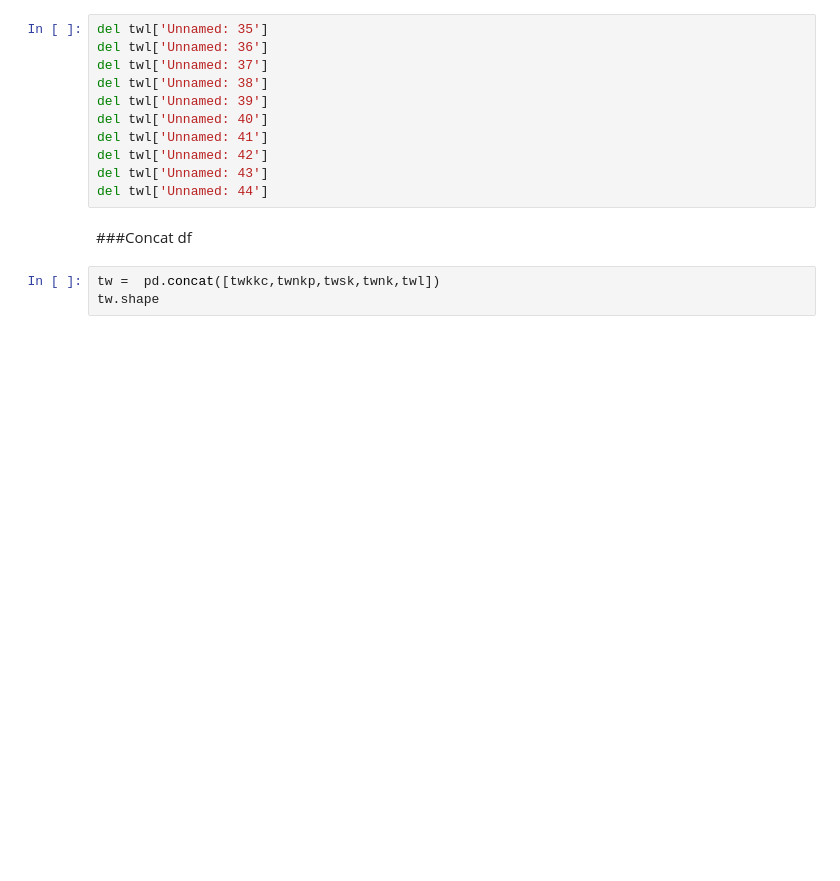
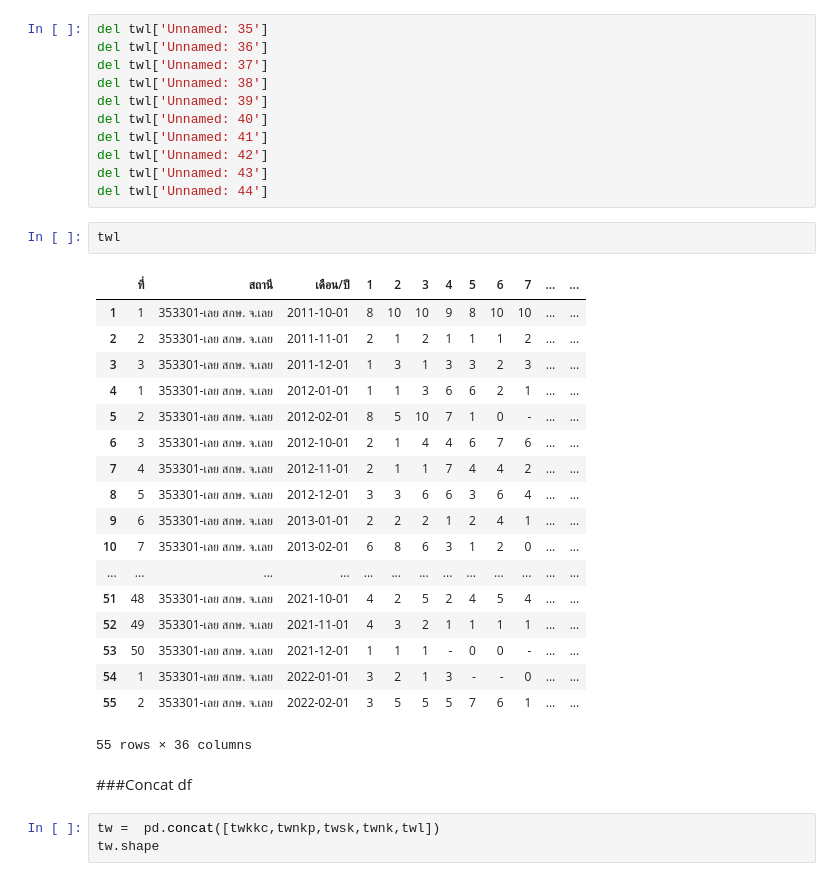
Before and after one commit to Nattakonjpg/bsc_dpbm22, a Jupyter notebook: [data3]_กรมอุตุ_.ipynb, the cells around one changed output. Cells and saved outputs as stored; diff of their text form; blank space fills up the shorter version.

```diff
--- a/[data3]_กรมอุตุ_.ipynb
+++ b/[data3]_กรมอุตุ_.ipynb
@@ -536,6 +547,27 @@ del twl['Unnamed: 41']
 del twl['Unnamed: 42']
 del twl['Unnamed: 43']
 del twl['Unnamed: 44']
+# %%
+twl
+# %% [output]
+|  | ที่ | สถานี | เดือน/ปี | 1 | 2 | 3 | 4 | 5 | 6 | 7 | ... | ... |
+| 1 | 1 | 353301-เลย สกษ. จ.เลย | 2011-10-01 | 8 | 10 | 10 | 9 | 8 | 10 | 10 | ... | ... |
+| 2 | 2 | 353301-เลย สกษ. จ.เลย | 2011-11-01 | 2 | 1 | 2 | 1 | 1 | 1 | 2 | ... | ... |
+| 3 | 3 | 353301-เลย สกษ. จ.เลย | 2011-12-01 | 1 | 3 | 1 | 3 | 3 | 2 | 3 | ... | ... |
+| 4 | 1 | 353301-เลย สกษ. จ.เลย | 2012-01-01 | 1 | 1 | 3 | 6 | 6 | 2 | 1 | ... | ... |
+| 5 | 2 | 353301-เลย สกษ. จ.เลย | 2012-02-01 | 8 | 5 | 10 | 7 | 1 | 0 | - | ... | ... |
+| 6 | 3 | 353301-เลย สกษ. จ.เลย | 2012-10-01 | 2 | 1 | 4 | 4 | 6 | 7 | 6 | ... | ... |
+| 7 | 4 | 353301-เลย สกษ. จ.เลย | 2012-11-01 | 2 | 1 | 1 | 7 | 4 | 4 | 2 | ... | ... |
+| 8 | 5 | 353301-เลย สกษ. จ.เลย | 2012-12-01 | 3 | 3 | 6 | 6 | 3 | 6 | 4 | ... | ... |
+| 9 | 6 | 353301-เลย สกษ. จ.เลย | 2013-01-01 | 2 | 2 | 2 | 1 | 2 | 4 | 1 | ... | ... |
+| 10 | 7 | 353301-เลย สกษ. จ.เลย | 2013-02-01 | 6 | 8 | 6 | 3 | 1 | 2 | 0 | ... | ... |
+| ... | ... | ... | ... | ... | ... | ... | ... | ... | ... | ... | ... | ... |
+| 51 | 48 | 353301-เลย สกษ. จ.เลย | 2021-10-01 | 4 | 2 | 5 | 2 | 4 | 5 | 4 | ... | ... |
+| 52 | 49 | 353301-เลย สกษ. จ.เลย | 2021-11-01 | 4 | 3 | 2 | 1 | 1 | 1 | 1 | ... | ... |
+| 53 | 50 | 353301-เลย สกษ. จ.เลย | 2021-12-01 | 1 | 1 | 1 | - | 0 | 0 | - | ... | ... |
+| 54 | 1 | 353301-เลย สกษ. จ.เลย | 2022-01-01 | 3 | 2 | 1 | 3 | - | - | 0 | ... | ... |
+| 55 | 2 | 353301-เลย สกษ. จ.เลย | 2022-02-01 | 3 | 5 | 5 | 5 | 7 | 6 | 1 | ... | ... |
+55 rows × 36 columns
 # %% [markdown]
 ###Concat df
 # %%
```
Also changed, not shown: parts of 11 cells of this notebook.
